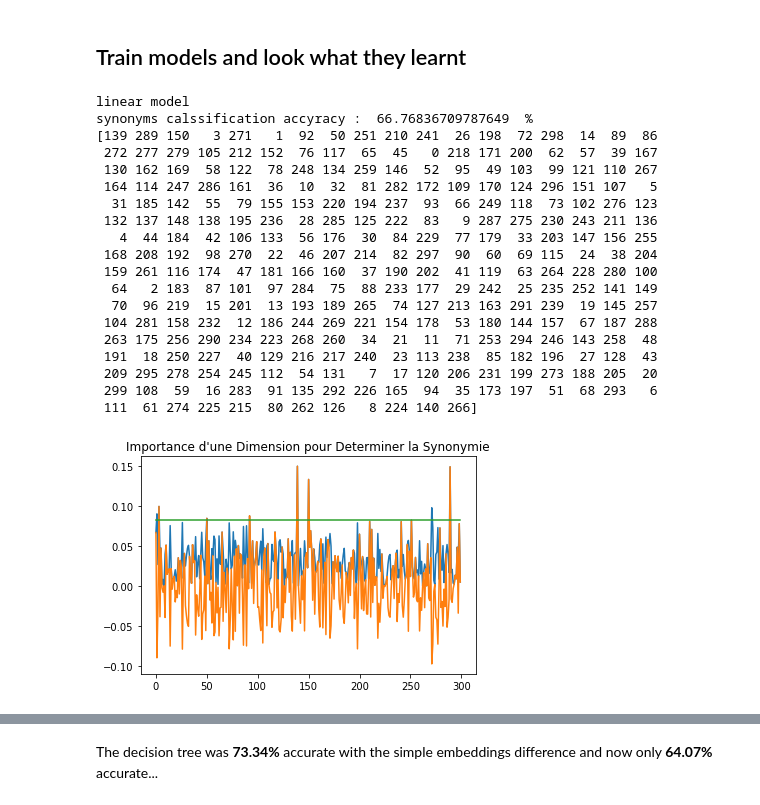
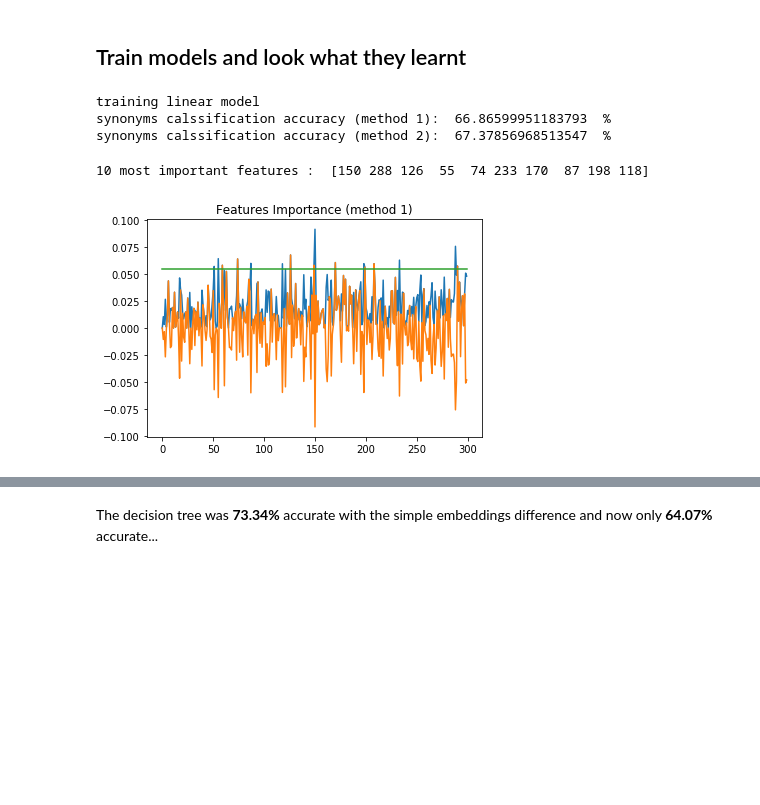
Before and after one commit to VieVie31/TAL_synonymy, a Jupyter notebook: exploring_feature_importance_for_synonymy_classification.ipynb, the cells around one changed output, grey strips where cells are left out. Drawn from its saved outputs; the diff is of its cells as text; code cells hidden in the pictures; blank space fills up the shorter version.

Commit message:
compare 2 methods at same time...

```diff
--- a/exploring_feature_importance_for_synonymy_classification.ipynb
+++ b/exploring_feature_importance_for_synonymy_classification.ipynb
@@ -321,43 +335,47 @@ x_test  = (x_test  - mean) / std
+# %%
+#normalize features
+mean_method_1, std_method_1 = x_train_method_1.mean(0), x_train_method_1.std(0)
+x_train_method_1 = (x_train_method_1 - mean_method_1) / std_method_1
+x_test_method_1  = (x_test_method_1  - mean_method_1) / std_method_1
+
+mean_method_2, std_method_2 = x_train_method_2.mean(0), x_train_method_2.std(0)
+x_train_method_2 = (x_train_method_2 - mean_method_2) / std_method_2
+x_test_method_2  = (x_test_method_2  - mean_method_2) / std_method_2
+# %%
+print("training linear model")
+
+#method 1
+logistic_regression_method_1 = LogisticRegression(penalty='l1', C=0.05)
+logistic_regression_method_1.fit(x_train_method_1, y_train_method_1)
+
+acc_method_1 = (logistic_regression_method_1.predict(x_test_method_1) == y_test_method_1).mean()
+print("synonyms calssification accuracy (method 1): ", acc_method_1 * 100, " %")
+
+#method 2
+logistic_regression_method_2 = LogisticRegression(penalty='l1', C=0.05)
+logistic_regression_method_2.fit(x_train_method_2, y_train_method_2)
+
+acc_method_2 = (logistic_regression_method_2.predict(x_test_method_2) == y_test_method_2).mean()
+print("synonyms calssification accuracy (method 2): ", acc_method_2 * 100, " %")
+# %% [output]
+training linear model
+synonyms calssification accuracy (method 1):  66.86599951183793  %
+synonyms calssification accuracy (method 2):  67.37856968513547  %
 # %%
-print("linear model")
-clf = LogisticRegression(penalty='l1', C=0.05)
-clf.fit(x_train, y_train)
+coefs = logistic_regression_method_1.coef_[0]
 
-acc = (clf.predict(x_test) == y_test).mean()
-print("synonyms calssification accyracy : ", acc * 100, " %")
-
-coefs = clf.coef_[0]
-
-plt.title("Importance d'une Dimension pour Determiner la Synonymie")
+plt.title("Features Importance (method 1)")
 plt.plot(abs(coefs))
 plt.plot(coefs)
 
-print(abs(coefs).argsort()[::-1])
+print("10 most important features : ", abs(coefs).argsort()[::-1][:10])
 
 #set a threshold
 t = abs(coefs)
 t = t.mean() + t.std() * 2
 plt.plot([t] * len(coefs))
 
 plt.show()
 # %% [output]
-linear model
-synonyms calssification accyracy :  66.76836709787649  %
-[139 289 150   3 271   1  92  50 251 210 241  26 198  72 298  14  89  86
- 272 277 279 105 212 152  76 117  65  45   0 218 171 200  62  57  39 167
- 130 162 169  58 122  78 248 134 259 146  52  95  49 103  99 121 110 267
- 164 114 247 286 161  36  10  32  81 282 172 109 170 124 296 151 107   5
-  31 185 142  55  79 155 153 220 194 237  93  66 249 118  73 102 276 123
- 132 137 148 138 195 236  28 285 125 222  83   9 287 275 230 243 211 136
-   4  44 184  42 106 133  56 176  30  84 229  77 179  33 203 147 156 255
- 168 208 192  98 270  22  46 207 214  82 297  90  60  69 115  24  38 204
- 159 261 116 174  47 181 166 160  37 190 202  41 119  63 264 228 280 100
-  64   2 183  87 101  97 284  75  88 233 177  29 242  25 235 252 141 149
-  70  96 219  15 201  13 193 189 265  74 127 213 163 291 239  19 145 257
- 104 281 158 232  12 186 244 269 221 154 178  53 180 144 157  67 187 288
- 263 175 256 290 234 223 268 260  34  21  11  71 253 294 246 143 258  48
- 191  18 250 227  40 129 216 217 240  23 113 238  85 182 196  27 128  43
- 209 295 278 254 245 112  54 131   7  17 120 206 231 199 273 188 205  20
- 299 108  59  16 283  91 135 292 226 165  94  35 173 197  51  68 293   6
- 111  61 274 225 215  80 262 126   8 224 140 266]
+10 most important features :  [150 288 126  55  74 233 170  87 198 118]
-[figure, old version]
+[figure, new version]
```
Also changed, not shown: parts of 13 cells of this notebook.
